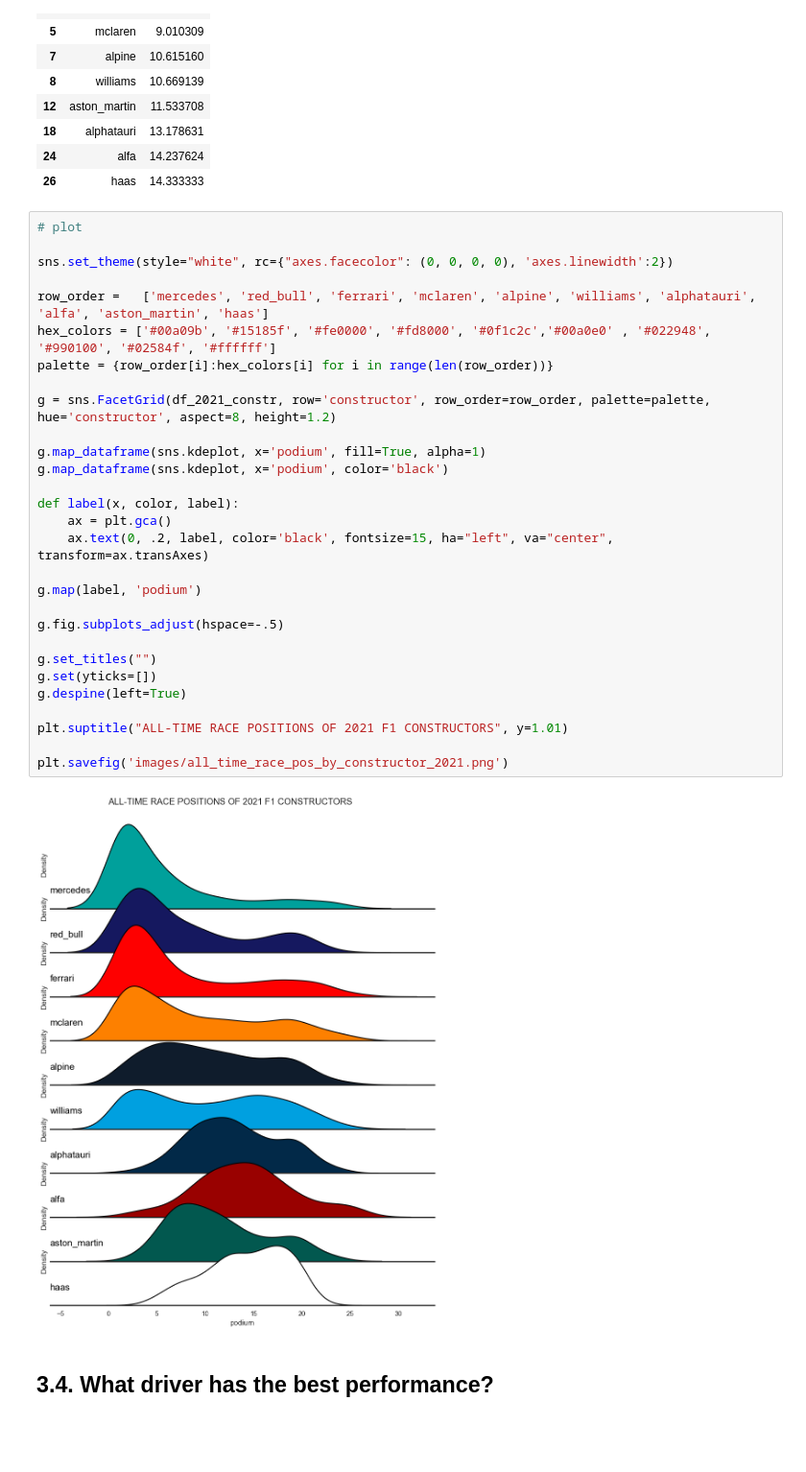
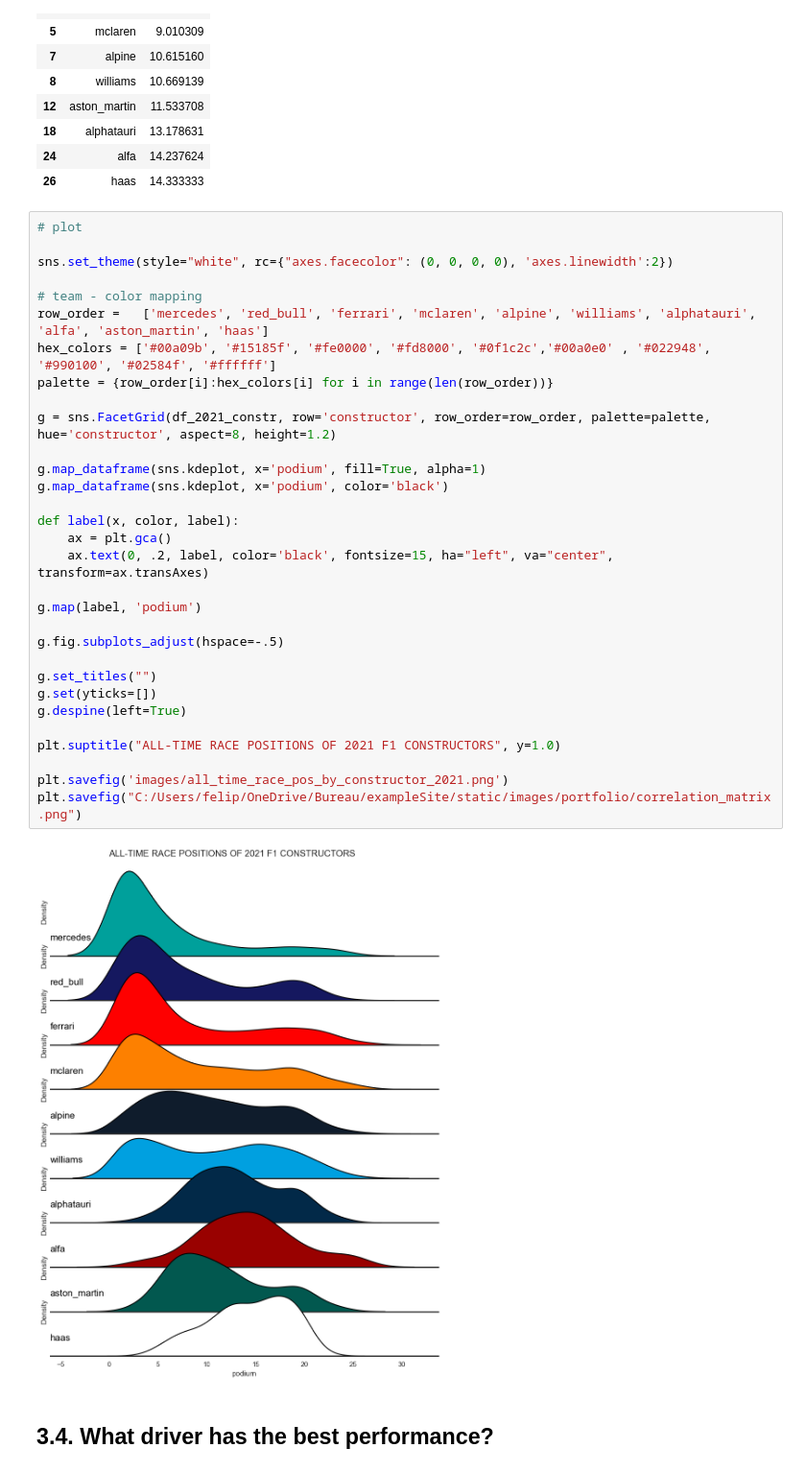
Before and after one commit to felipesanze/F1_Predictor, a Jupyter notebook: 3_EDA.ipynb, the cells around one changed output. Shown: that part at 96% size. Drawn from its saved outputs; the diff is of its cells as text; blank space fills up the shorter version.

```diff
--- a/3_EDA.ipynb
+++ b/3_EDA.ipynb
@@ -270,34 +272,36 @@ perf_constr_group[perf_constr_group['constructor'].isin(constr_2021_list)]
 # %%
 # plot
 
 sns.set_theme(style="white", rc={"axes.facecolor": (0, 0, 0, 0), 'axes.linewidth':2})
 
+# team - color mapping
 row_order =   ['mercedes', 'red_bull', 'ferrari', 'mclaren', 'alpine', 'williams', 'alphatauri', 'alfa', 'aston_martin', 'haas']
 hex_colors = ['#00a09b', '#15185f', '#fe0000', '#fd8000', '#0f1c2c','#00a0e0' , '#022948', '#990100', '#02584f', '#ffffff']
 palette = {row_order[i]:hex_colors[i] for i in range(len(row_order))}
 
 g = sns.FacetGrid(df_2021_constr, row='constructor', row_order=row_order, palette=palette, hue='constructor', aspect=8, height=1.2)
 
 g.map_dataframe(sns.kdeplot, x='podium', fill=True, alpha=1)
 g.map_dataframe(sns.kdeplot, x='podium', color='black')
 
 def label(x, color, label):
     ax = plt.gca()
     ax.text(0, .2, label, color='black', fontsize=15, ha="left", va="center", transform=ax.transAxes)
 
 g.map(label, 'podium')
 
 g.fig.subplots_adjust(hspace=-.5)
 
 g.set_titles("")
 g.set(yticks=[])
 g.despine(left=True)
 
-plt.suptitle("ALL-TIME RACE POSITIONS OF 2021 F1 CONSTRUCTORS", y=1.01)
+plt.suptitle("ALL-TIME RACE POSITIONS OF 2021 F1 CONSTRUCTORS", y=1.0)
 
 plt.savefig('images/all_time_race_pos_by_constructor_2021.png')
+plt.savefig("C:/Users/felip/OneDrive/Bureau/exampleSite/static/images/portfolio/correlation_matrix.png")
 # %% [output]
-[figure, old version]
+[figure, new version]
 # %% [markdown]
 ## 3.4. What driver has the best performance?
 # %% [markdown]
```
Also changed, not shown: parts of 1 cell of this notebook, 7 other files.
